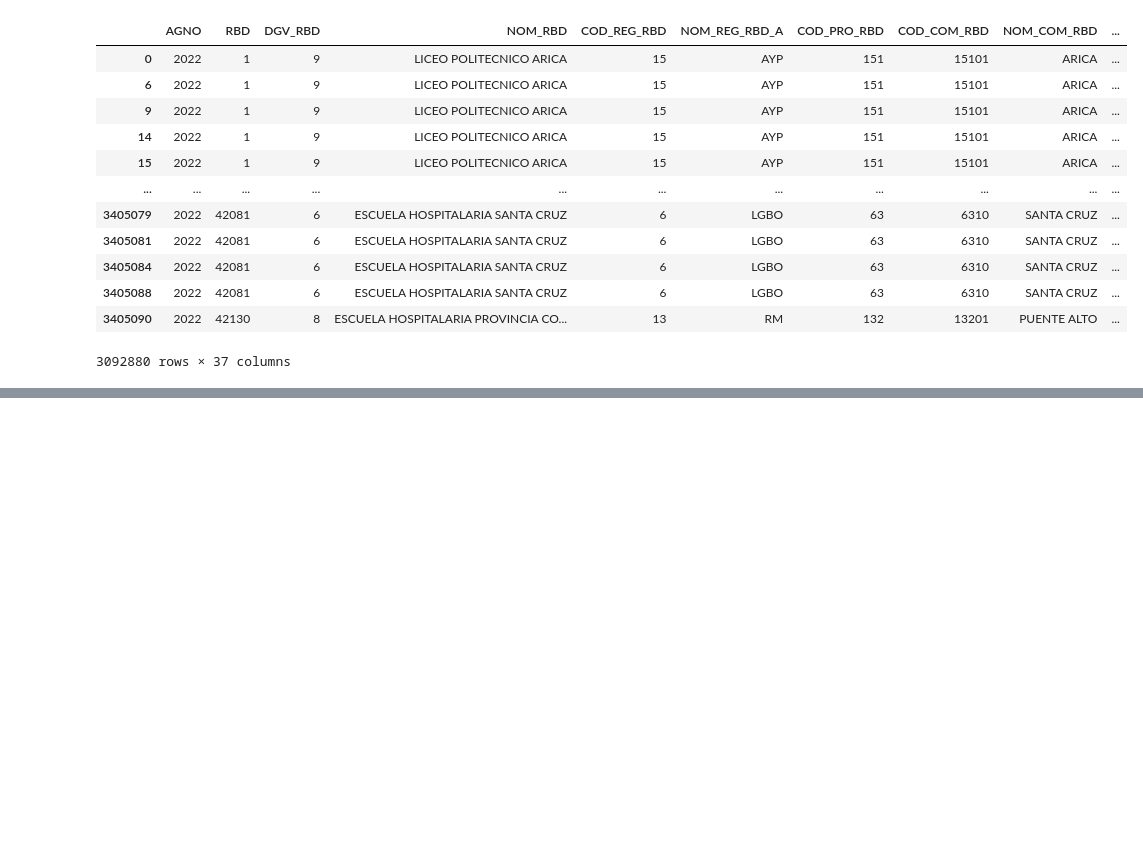
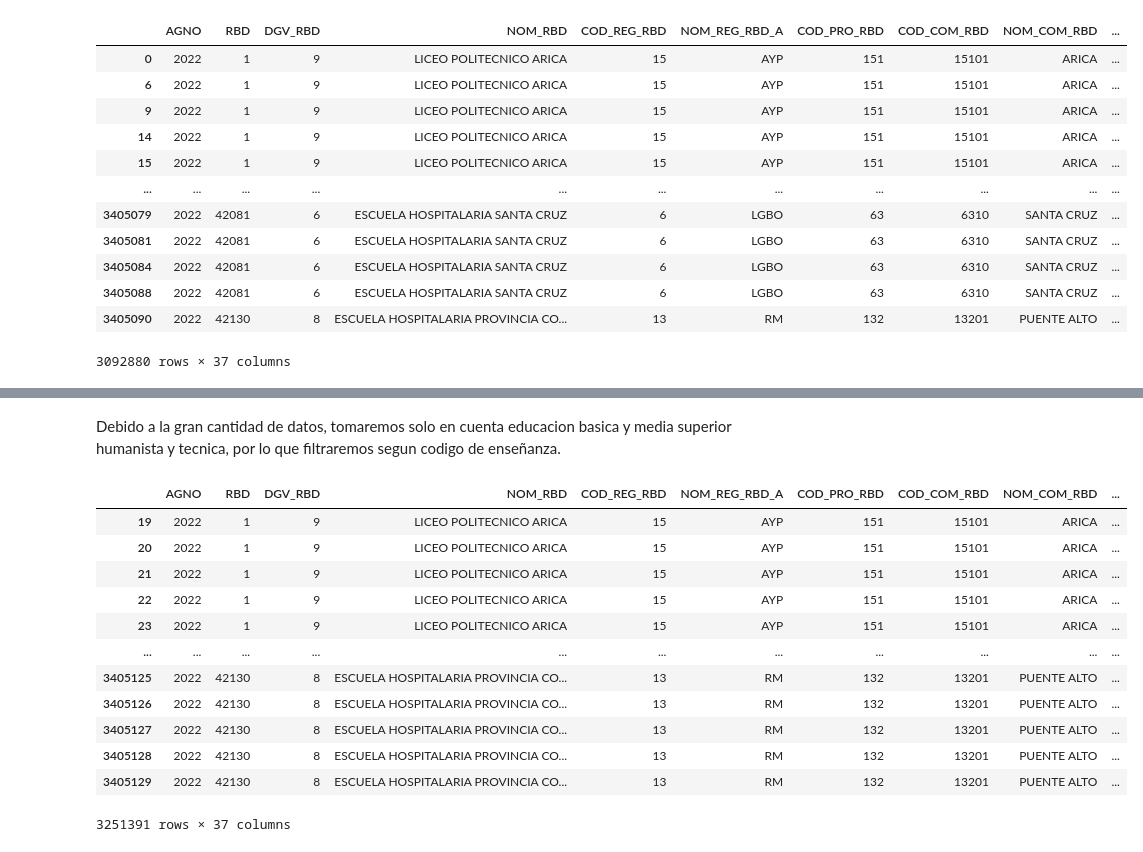
Before and after one commit to benja20029/IIC2433-Proyecto-Rendimiento-Academico, a Jupyter notebook: process_data.ipynb, the cells around one changed output, grey strips where cells are left out. Drawn from its saved outputs; the diff is of its cells as text; code cells hidden in the pictures; blank space fills up the shorter version.

```diff
--- a/process_data.ipynb
+++ b/process_data.ipynb
@@ -25,0 +48,19 @@ Un elemento diferenciador de nuestro proyecto es el dominio no convencional del
+# %% [markdown]
+Debido a la gran cantidad de datos, tomaremos solo en cuenta educacion basica y media superior humanista y tecnica, por lo que filtraremos segun codigo de enseñanza.
+# %%
+df_1 = df[(df["COD_ENSE"] == 110) | (df["COD_ENSE"] == 310) | (df["COD_ENSE"] == 410) | (df["COD_ENSE"] == 510) | (df["COD_ENSE"] == 610) | (df["COD_ENSE"] == 710) | (df["COD_ENSE"] == 810)]
+df_1
+# %% [output]
+|  | AGNO | RBD | DGV_RBD | NOM_RBD | COD_REG_RBD | NOM_REG_RBD_A | COD_PRO_RBD | COD_COM_RBD | NOM_COM_RBD | ... |
+| 19 | 2022 | 1 | 9 | LICEO POLITECNICO ARICA | 15 | AYP | 151 | 15101 | ARICA | ... |
+| 20 | 2022 | 1 | 9 | LICEO POLITECNICO ARICA | 15 | AYP | 151 | 15101 | ARICA | ... |
+| 21 | 2022 | 1 | 9 | LICEO POLITECNICO ARICA | 15 | AYP | 151 | 15101 | ARICA | ... |
+| 22 | 2022 | 1 | 9 | LICEO POLITECNICO ARICA | 15 | AYP | 151 | 15101 | ARICA | ... |
+| 23 | 2022 | 1 | 9 | LICEO POLITECNICO ARICA | 15 | AYP | 151 | 15101 | ARICA | ... |
+| ... | ... | ... | ... | ... | ... | ... | ... | ... | ... | ... |
+| 3405125 | 2022 | 42130 | 8 | ESCUELA HOSPITALARIA PROVINCIA CO... | 13 | RM | 132 | 13201 | PUENTE ALTO | ... |
+| 3405126 | 2022 | 42130 | 8 | ESCUELA HOSPITALARIA PROVINCIA CO... | 13 | RM | 132 | 13201 | PUENTE ALTO | ... |
+| 3405127 | 2022 | 42130 | 8 | ESCUELA HOSPITALARIA PROVINCIA CO... | 13 | RM | 132 | 13201 | PUENTE ALTO | ... |
+| 3405128 | 2022 | 42130 | 8 | ESCUELA HOSPITALARIA PROVINCIA CO... | 13 | RM | 132 | 13201 | PUENTE ALTO | ... |
+| 3405129 | 2022 | 42130 | 8 | ESCUELA HOSPITALARIA PROVINCIA CO... | 13 | RM | 132 | 13201 | PUENTE ALTO | ... |
+3251391 rows × 37 columns
```
Also changed, not shown: parts of 13 cells of this notebook.
